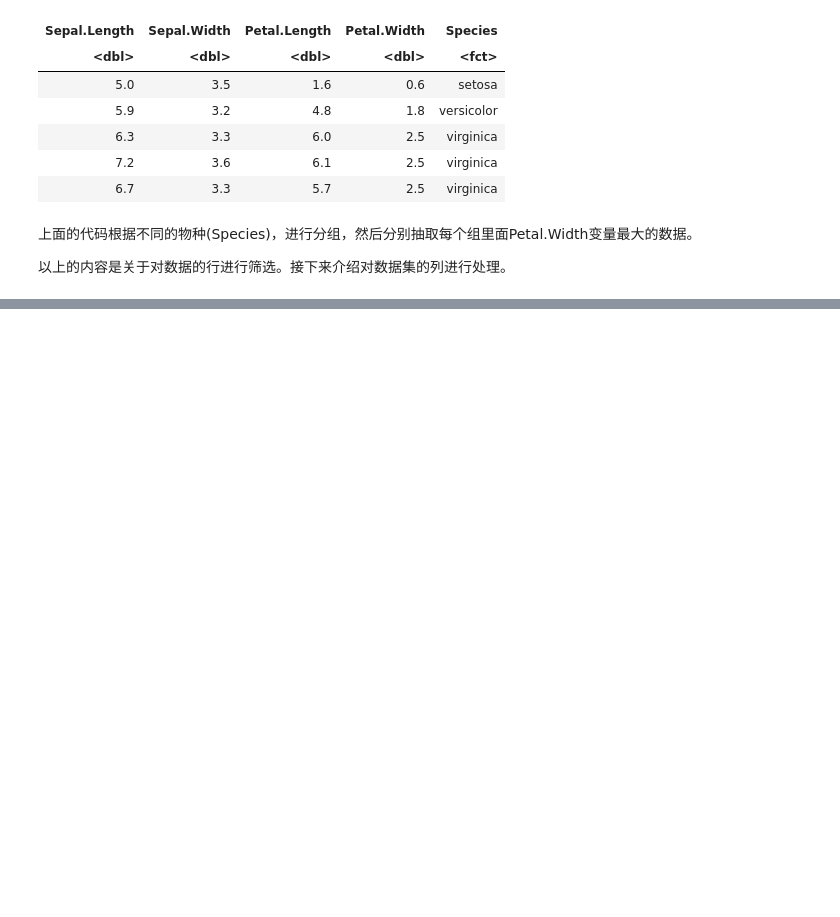
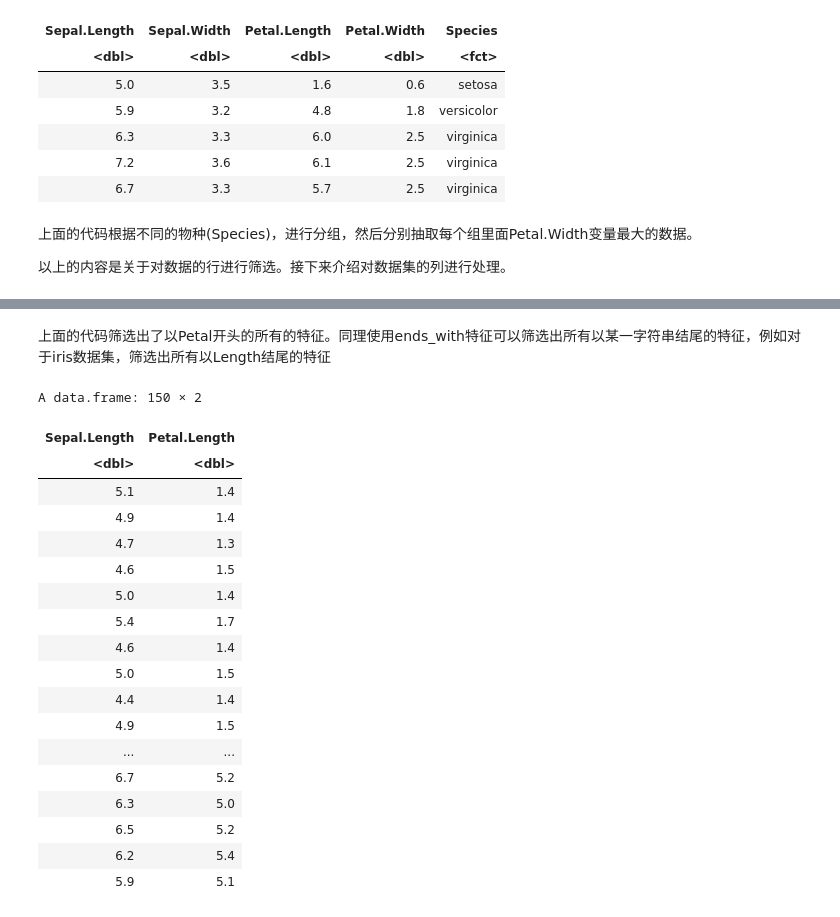
Before and after one commit to ruishuQU/R-visualization-Guide, a Jupyter notebook: R visualization/ch02 数据处理与探索.ipynb, the cells around one changed output, grey strips where cells are left out. Drawn from its saved outputs; the diff is of its cells as text; code cells hidden in the pictures; blank space fills up the shorter version.

```diff
--- a/R visualization/ch02 数据处理与探索.ipynb
+++ b/R visualization/ch02 数据处理与探索.ipynb
@@ -201,0 +256,24 @@ A grouped_df: 5 × 5
+# %% [markdown]
+上面的代码筛选出了以Petal开头的所有的特征。同理使用ends_with特征可以筛选出所有以某一字符串结尾的特征，例如对于iris数据集，筛选出所有以Length结尾的特征
+# %%
+iris %>% dplyr::select(ends_with("Length")) # 选取以Length结尾的变量
+# %% [output]
+A data.frame: 150 × 2
+| Sepal.Length | Petal.Length |
+| <dbl> | <dbl> |
+| 5.1 | 1.4 |
+| 4.9 | 1.4 |
+| 4.7 | 1.3 |
+| 4.6 | 1.5 |
+| 5.0 | 1.4 |
+| 5.4 | 1.7 |
+| 4.6 | 1.4 |
+| 5.0 | 1.5 |
+| 4.4 | 1.4 |
+| 4.9 | 1.5 |
+| ... | ... |
+| 6.7 | 5.2 |
+| 6.3 | 5.0 |
+| 6.5 | 5.2 |
+| 6.2 | 5.4 |
+| 5.9 | 5.1 |
```
Also changed, not shown: parts of 25 cells of this notebook.
